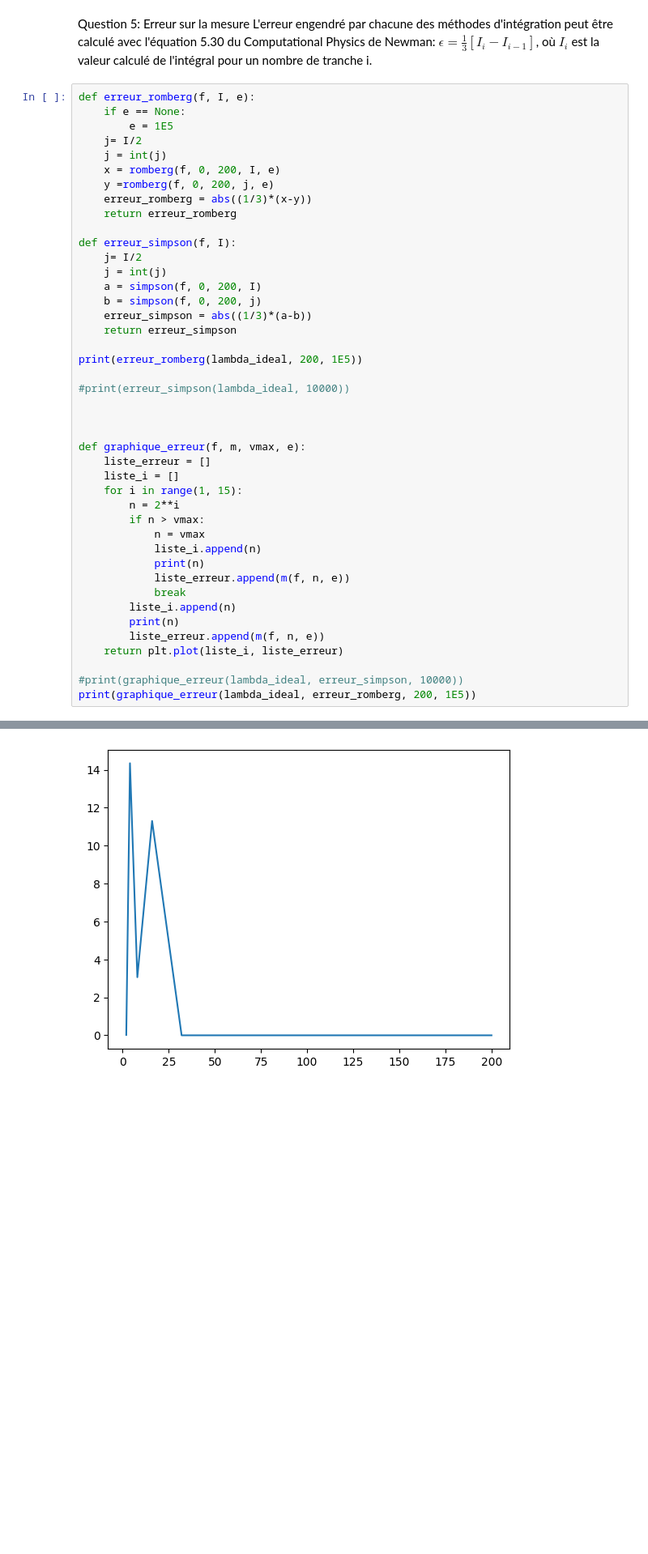
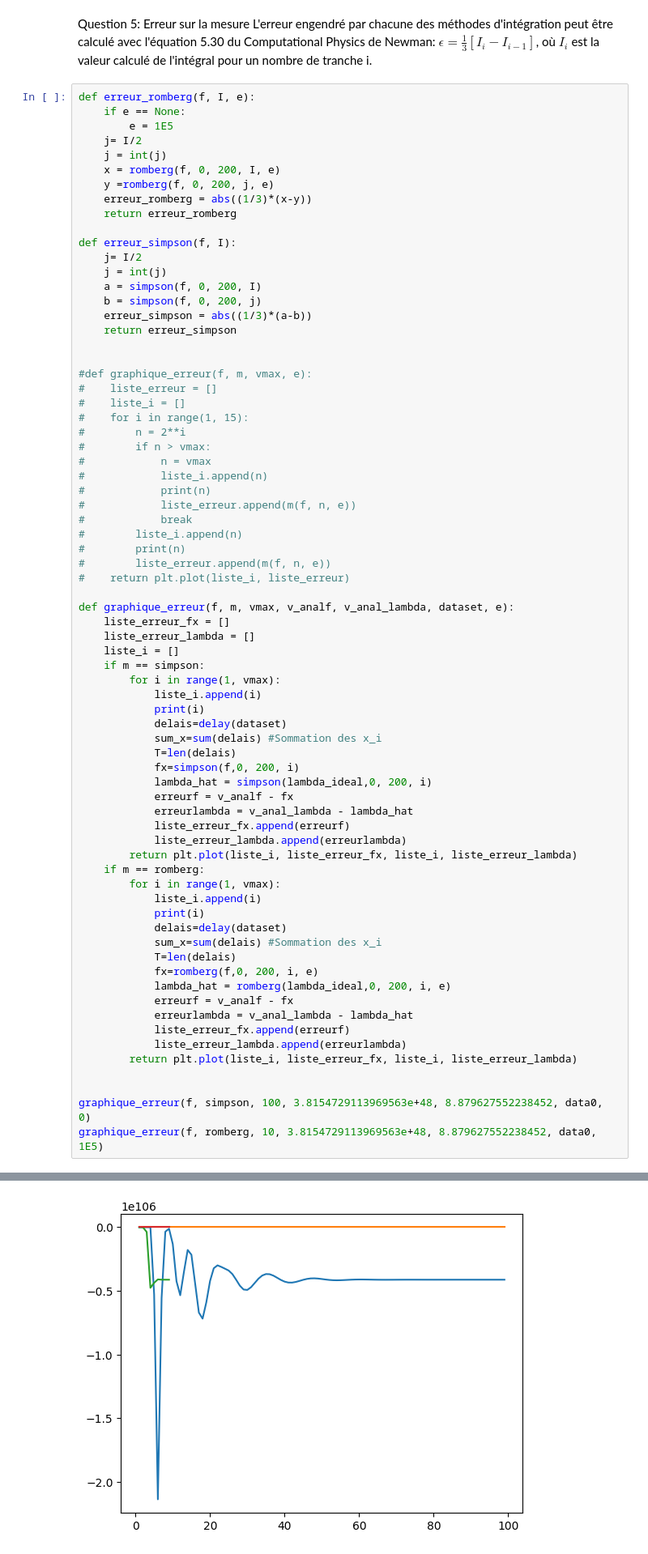
Before and after one commit to gamer39/Physique_numerique, a Jupyter notebook: tp1.ipynb, the cells around one changed output, grey strips where cells are left out. Shown at 81% size. Cells and saved outputs as stored; diff of their text form; blank space fills up the shorter version.

Commit message:
nouveau calcul erreur

```diff
--- a/tp1.ipynb
+++ b/tp1.ipynb
@@ -267,28 +267,57 @@ def erreur_simpson(f, I):
     erreur_simpson = abs((1/3)*(a-b))
     return erreur_simpson
 
-print(erreur_romberg(lambda_ideal, 200, 1E5))
 
-#print(erreur_simpson(lambda_ideal, 10000))
+#def graphique_erreur(f, m, vmax, e):
+#    liste_erreur = []
+#    liste_i = []
+#    for i in range(1, 15):
+#        n = 2**i
+#        if n > vmax:
+#            n = vmax
+#            liste_i.append(n)
+#            print(n)
+#            liste_erreur.append(m(f, n, e))
+#            break
+#        liste_i.append(n)
+#        print(n)
+#        liste_erreur.append(m(f, n, e))
+#    return plt.plot(liste_i, liste_erreur)
+
+def graphique_erreur(f, m, vmax, v_analf, v_anal_lambda, dataset, e):
+    liste_erreur_fx = []
+    liste_erreur_lambda = []
+    liste_i = []
+    if m == simpson:
+        for i in range(1, vmax):
+            liste_i.append(i)
+            print(i)
+            delais=delay(dataset)
+            sum_x=sum(delais) #Sommation des x_i
+            T=len(delais)
+            fx=simpson(f,0, 200, i)
+            lambda_hat = simpson(lambda_ideal,0, 200, i)
+            erreurf = v_analf - fx
+            erreurlambda = v_anal_lambda - lambda_hat
+            liste_erreur_fx.append(erreurf)
+            liste_erreur_lambda.append(erreurlambda)
+        return plt.plot(liste_i, liste_erreur_fx, liste_i, liste_erreur_lambda)
+    if m == romberg:
+        for i in range(1, vmax):
+            liste_i.append(i)
+            print(i)
+            delais=delay(dataset)
+            sum_x=sum(delais) #Sommation des x_i
+            T=len(delais)
+            fx=romberg(f,0, 200, i, e)
+            lambda_hat = romberg(lambda_ideal,0, 200, i, e)
+            erreurf = v_analf - fx
+            erreurlambda = v_anal_lambda - lambda_hat
+            liste_erreur_fx.append(erreurf)
+            liste_erreur_lambda.append(erreurlambda)
+        return plt.plot(liste_i, liste_erreur_fx, liste_i, liste_erreur_lambda)
 
 
-
-def graphique_erreur(f, m, vmax, e):
-    liste_erreur = []
-    liste_i = []
-    for i in range(1, 15):
-        n = 2**i
-        if n > vmax:
-            n = vmax
-            liste_i.append(n)
-            print(n)
-            liste_erreur.append(m(f, n, e))
-            break
-        liste_i.append(n)
-        print(n)
-        liste_erreur.append(m(f, n, e))
-    return plt.plot(liste_i, liste_erreur)
-
-#print(graphique_erreur(lambda_ideal, erreur_simpson, 10000))
-print(graphique_erreur(lambda_ideal, erreur_romberg, 200, 1E5))
+graphique_erreur(f, simpson, 100, 3.8154729113969563e+48, 8.879627552238452, data0, 0)
+graphique_erreur(f, romberg, 10, 3.8154729113969563e+48, 8.879627552238452, data0, 1E5)
 # %% [output]
@@ -305,4 +343,4 @@ print(graphique_erreur(lambda_ideal, erreur_romberg, 200, 1E5))
-[figure, old version]
+[figure, new version]
 # %% [markdown]
 Question 6: La taille considérable de la valeur de f(x) (allant jusqu'a 10E48 dans ce cas-ci), pose surtout problème lors du calcul de l'erreur. Dans le calcul avec l'intégral de Romberg par exemple, le temps d'itérations pour obtenir une erreur de moins de 10E-5 dans f(x) est colossale. Nous devons donc nous contenter d'une grande erreur mais qui est petite par rapport a la valeur de f(x).
 # %%
```
Also changed, not shown: parts of 1 cell of this notebook.
